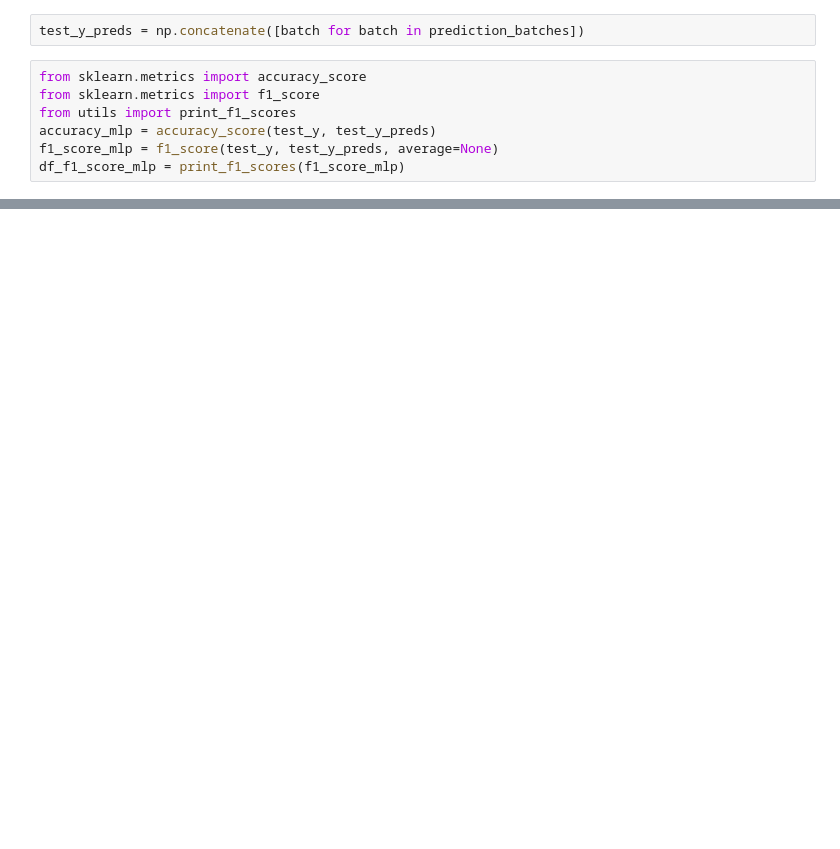
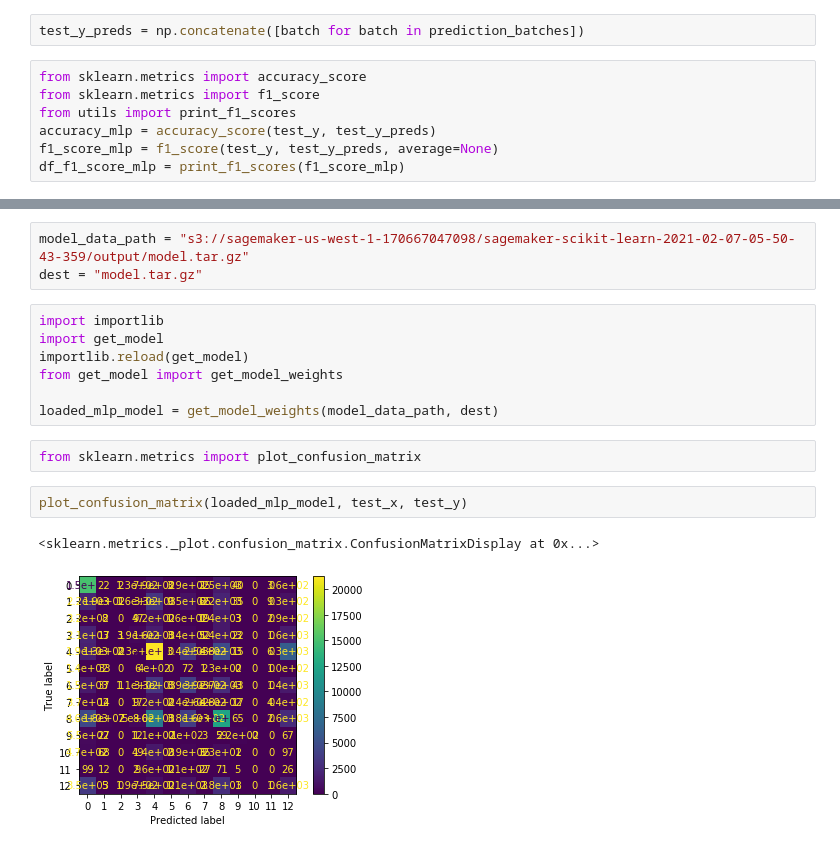
Before and after one commit to mariolys07/WildfireCauses, a Jupyter notebook: src/Train_mlp.ipynb, the cells around one changed output, grey strips where cells are left out. Saved outputs shown, nothing was run; the diff lists cells and outputs as text; blank space fills up the shorter version.

```diff
--- a/src/Train_mlp.ipynb
+++ b/src/Train_mlp.ipynb
@@ -105,0 +117,17 @@ df_f1_score_mlp
+# %%
+model_data_path = "s3://sagemaker-us-west-1-170667047098/sagemaker-scikit-learn-2021-02-07-05-50-43-359/output/model.tar.gz"
+dest = "model.tar.gz"
+# %%
+import importlib
+import get_model
+importlib.reload(get_model)
+from get_model import get_model_weights
+
+loaded_mlp_model = get_model_weights(model_data_path, dest)
+# %%
+from sklearn.metrics import plot_confusion_matrix
+# %%
+plot_confusion_matrix(loaded_mlp_model, test_x, test_y)
+# %% [output]
+<sklearn.metrics._plot.confusion_matrix.ConfusionMatrixDisplay at 0x...>
+[figure, added]
```
Also changed, not shown: parts of 6 cells of this notebook, 7 other files.
